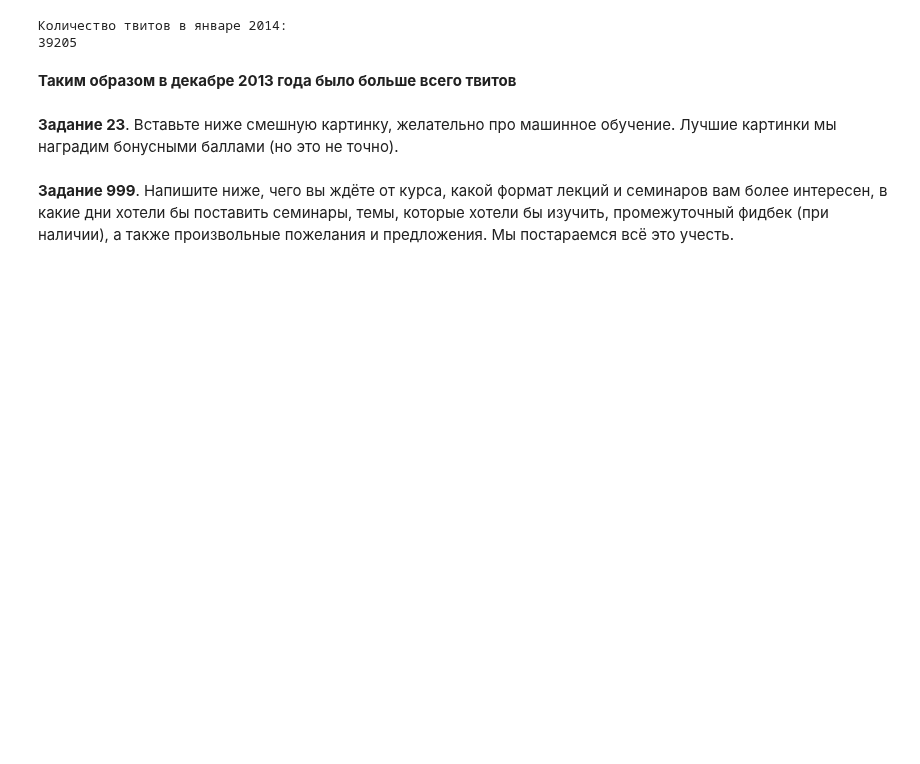
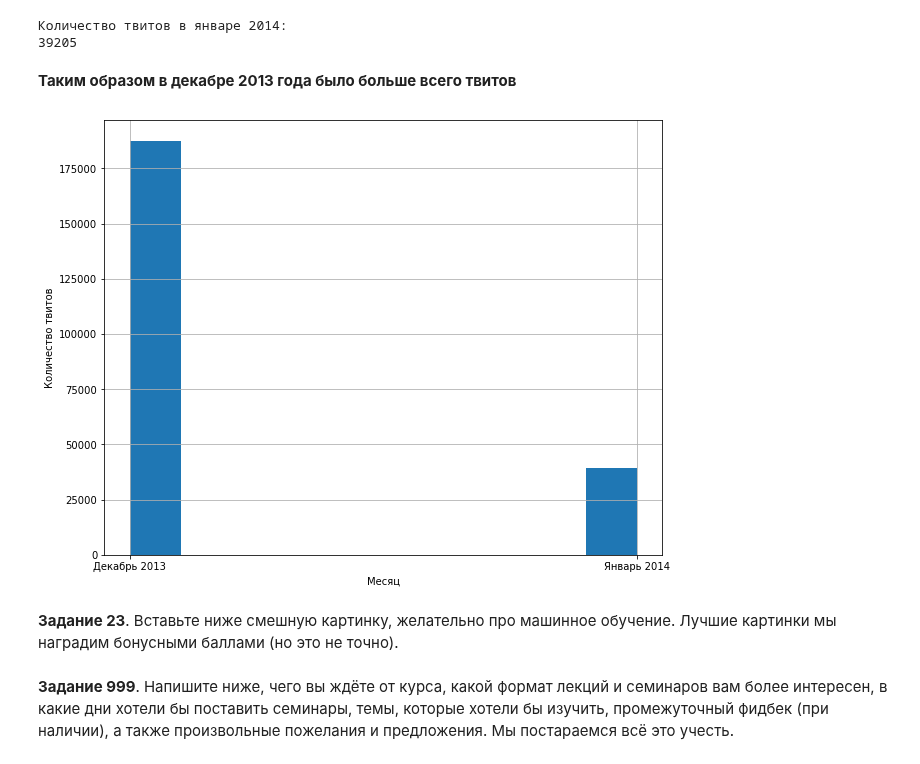
Before and after one commit to GlebChili/math-ml-hse-2019, a Jupyter notebook: hw1.ipynb, the cells around one changed output. Saved outputs shown, nothing was run; the diff lists cells and outputs as text; code cells hidden in the pictures; blank space fills up the shorter version.

```diff
--- a/hw1.ipynb
+++ b/hw1.ipynb
@@ -639,6 +639,7 @@ followers = df["tfol"].to_numpy()
 plt.hist(followers, bins=50, range=(0, 150000))
 plt.xlabel("Количество подписчиков")
 plt.ylabel("Количество пользователей с данным числом подписчиков")
+plt.rcParams['figure.figsize'] = [10, 8]
 
 plt.show()
 # %% [output]
@@ -721,6 +722,21 @@ print(tweets_in_january.shape[0])
 39205
 # %% [markdown]
 __Таким образом в декабре 2013 года было больше всего твитов__
+# %%
+def date_rewriter(d):
+    if d < separation_time:
+        return "Декабрь 2013"
+    else:
+        return "Январь 2014"
+# %%
+plt.hist(df["tdate"].apply(date_rewriter), align="mid")
+plt.rcParams['figure.figsize'] = [10, 8]
+plt.xlabel("Месяц")
+plt.ylabel("Количество твитов")
+plt.grid(True)
+plt.show()
+# %% [output]
+[figure, added]
 # %% [markdown]
 __Задание 23__. Вставьте ниже смешную картинку, желательно про машинное обучение. Лучшие картинки мы наградим бонусными баллами (но это не точно).
 # %% [markdown]
```
